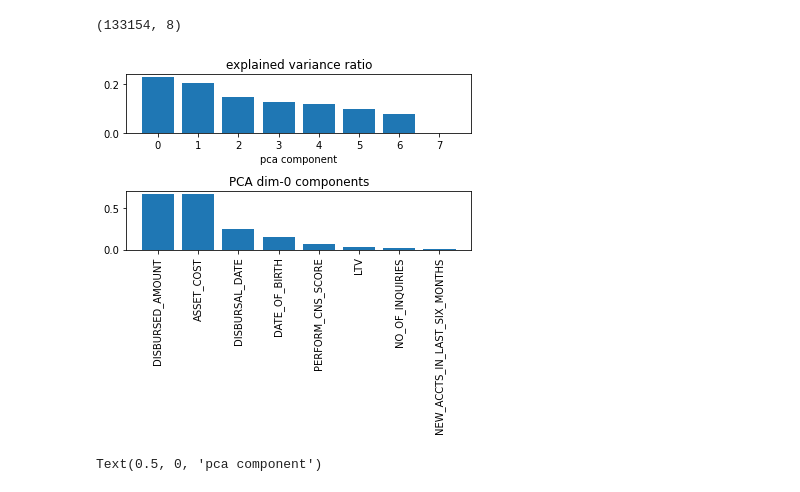
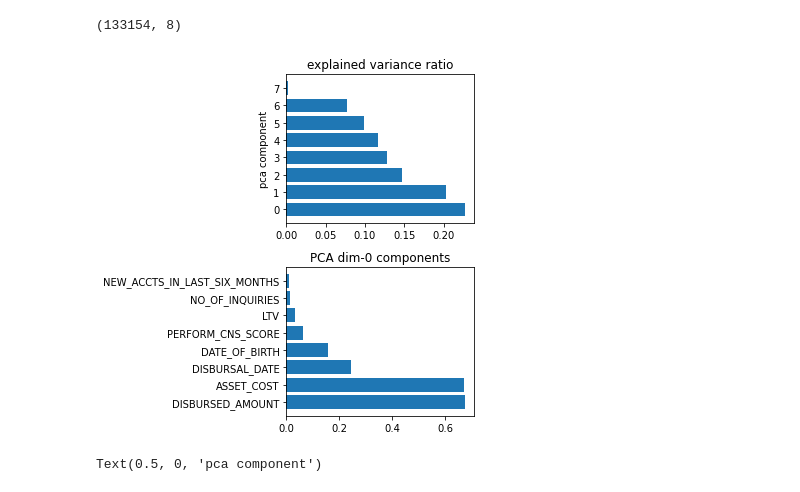
Before and after one commit to PacktPublishing/Practical-Data-Science-with-Python, a Jupyter notebook: Chapter10/Chapter_10_code.ipynb, the cells around one changed output. Drawn from its saved outputs; the diff is of its cells as text; code cells hidden in the pictures.

```diff
--- a/Chapter10/Chapter_10_code.ipynb
+++ b/Chapter10/Chapter_10_code.ipynb
@@ -38,7 +38,7 @@ loan_df.shape
 # %%
 import matplotlib.pyplot as plt
 
-loan_df.corr().loc['LOAN_DEFAULT'][:-1].plot.bar(figsize=(5.5, 5.5))
+f = plt.figure(figsize=(5.5, 5.5))
+loan_df.corr().loc['LOAN_DEFAULT'][:-1].plot.barh()
 plt.tight_layout()
-plt.savefig('B17030_10_02.png', dpi=300, facecolor='w')
 # %% [output]
@@ -594,20 +606,21 @@ loan_pca.shape
 # %%
 idx = pca.explained_variance_ratio_.argsort()[::-1]
 ticks = range(pca.n_components_)
 f, ax = plt.subplots(2, 1, figsize=(5.5, 5.5))
-ax[0].bar(ticks, pca.explained_variance_ratio_[idx])
+
+ax[0].barh(ticks, pca.explained_variance_ratio_[idx])
 ax[0].set_title('explained variance ratio')
-ax[0].set_xlabel('pca component')
+ax[0].set_ylabel('pca component')
+ax[0].set_yticks(ticks)
 
 comp_idx = abs(pca.components_[0]).argsort()[::-1]
-ax[1].bar(ticks, abs(pca.components_[0, comp_idx]))
-plt.xticks(ticks, np.array(interval_columns)[comp_idx], rotation=90)
+ax[1].barh(ticks, abs(pca.components_[0, comp_idx]))
+plt.yticks(ticks, np.array(interval_columns)[comp_idx])
 ax[1].set_title('PCA dim-0 components')
+
 plt.tight_layout()
-
-plt.savefig('B17030_10_09.png', dpi=300, facecolor='w')
 # %% [output]
-[figure, old version]
+[figure, new version]
 # %%
 # we can look for an "elbow" in this plot. The only elbow is at component 7 (labeled "6" below).
 # So we could throw out the last PCA dimension
```
Also changed, not shown: parts of 13 cells of this notebook.
